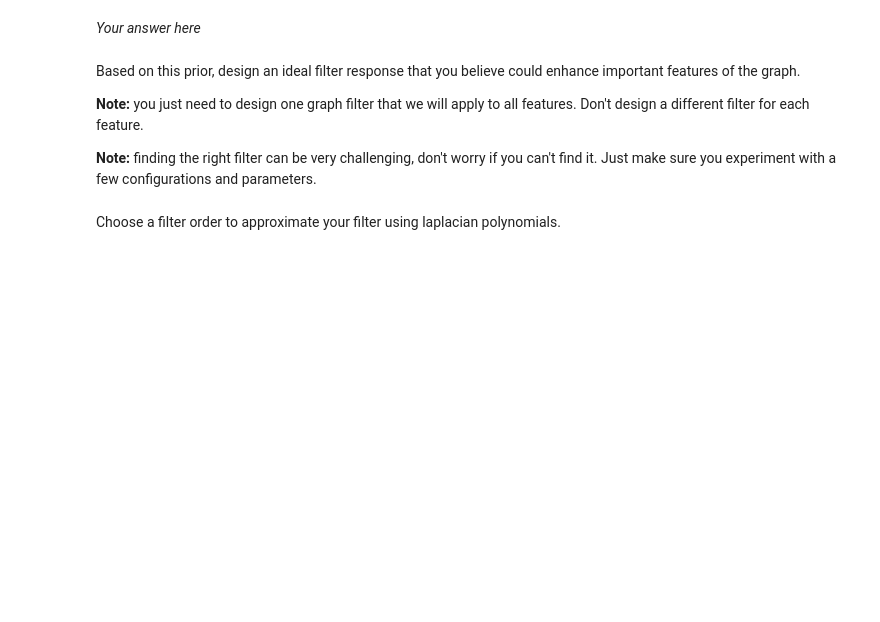
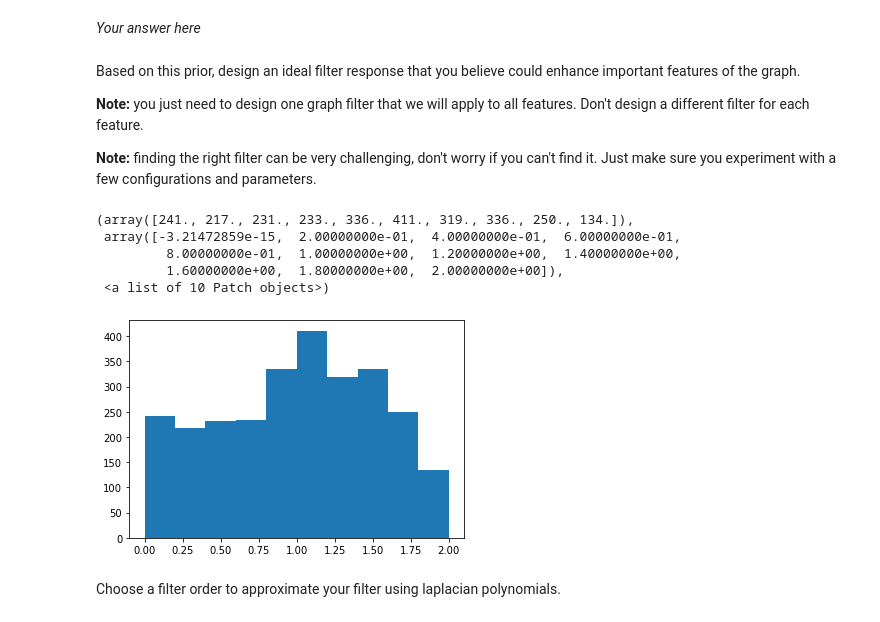
Before and after one commit to xiaohai12/ntds2019, a Jupyter notebook: assignments/2_learning_with_graphs.ipynb, the cells around one changed output. Saved outputs shown, nothing was run; the diff lists cells and outputs as text; code cells hidden in the pictures; blank space fills up the shorter version.

```diff
--- a/assignments/2_learning_with_graphs.ipynb
+++ b/assignments/2_learning_with_graphs.ipynb
@@ -871,3 +929,12 @@ ideal_filter =  # Store your spectral response here
+# %%
+plt.hist(lam)
+# %% [output]
+(array([241., 217., 231., 233., 336., 411., 319., 336., 250., 134.]),
+ array([-3.21472859e-15,  2.00000000e-01,  4.00000000e-01,  6.00000000e-01,
+         8.00000000e-01,  1.00000000e+00,  1.20000000e+00,  1.40000000e+00,
+         1.60000000e+00,  1.80000000e+00,  2.00000000e+00]),
+ <a list of 10 Patch objects>)
+[figure, added]
 # %% [markdown]
 Choose a filter order to approximate your filter using laplacian polynomials.
 # %%
```
Also changed, not shown: parts of 63 cells of this notebook.
